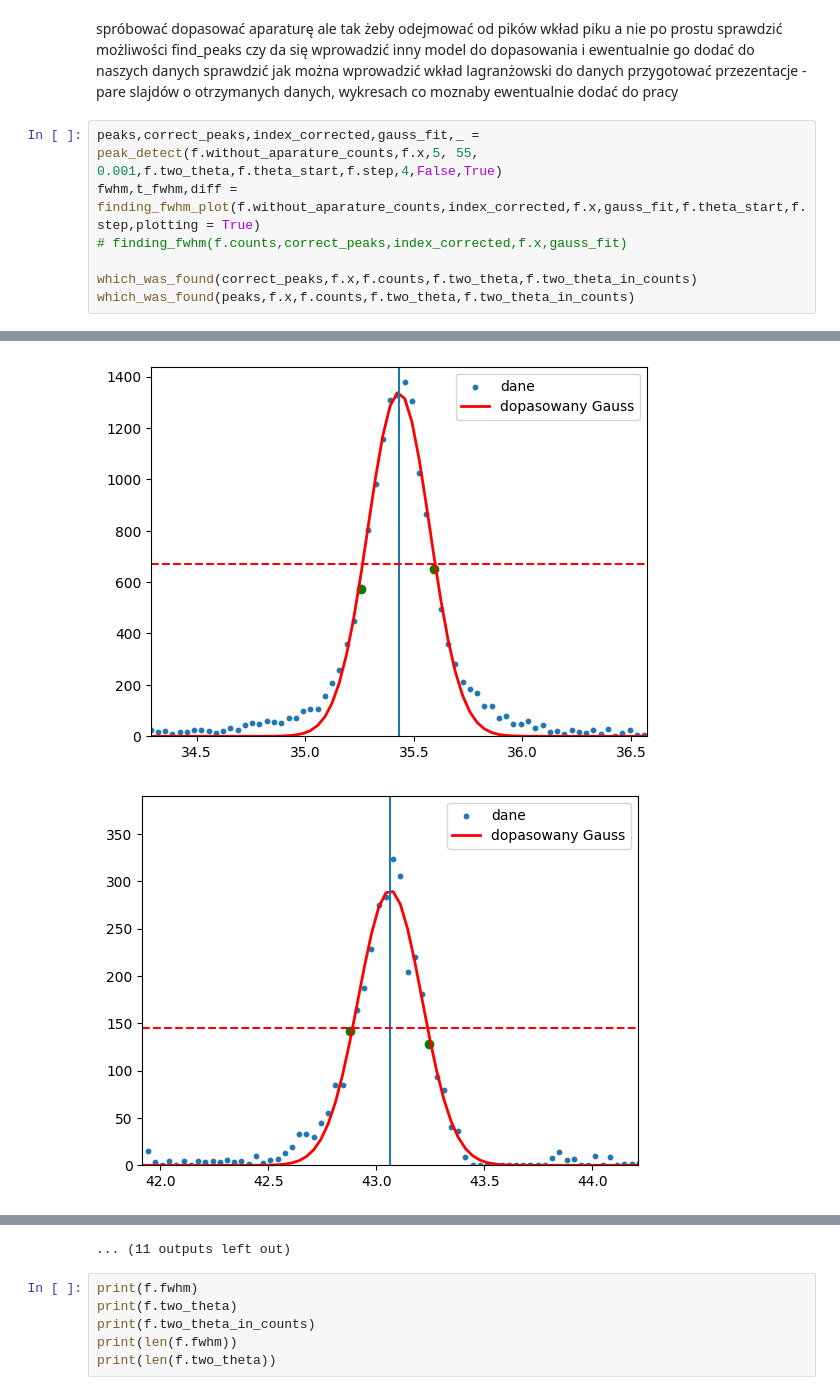
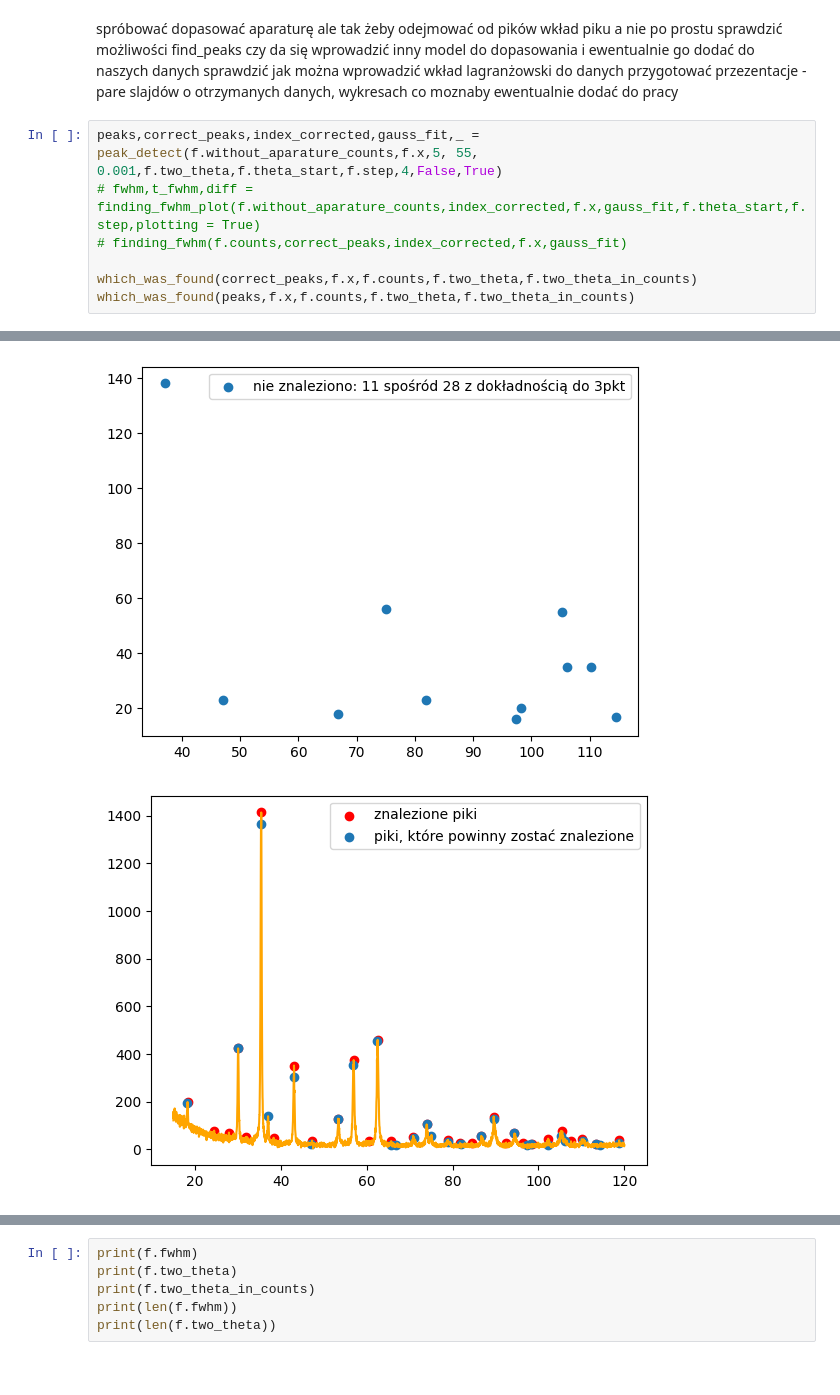
Before and after one commit to natkurdz/XRD-AI, a Jupyter notebook: testing_sample.ipynb, the cells around one changed output, grey strips where cells are left out. Cells and saved outputs as stored; diff of their text form.

```diff
--- a/testing_sample.ipynb
+++ b/testing_sample.ipynb
@@ -393,7 +394,7 @@ sprawdzić jak można wprowadzić wkład lagranżowski do danych
 przygotować przezentacje - pare slajdów o otrzymanych danych, wykresach co moznaby ewentualnie dodać do pracy
 # %%
 peaks,correct_peaks,index_corrected,gauss_fit,_ = peak_detect(f.without_aparature_counts,f.x,5, 55, 0.001,f.two_theta,f.theta_start,f.step,4,False,True)
-fwhm,t_fwhm,diff = finding_fwhm_plot(f.without_aparature_counts,index_corrected,f.x,gauss_fit,f.theta_start,f.step,plotting = True)
+# fwhm,t_fwhm,diff = finding_fwhm_plot(f.without_aparature_counts,index_corrected,f.x,gauss_fit,f.theta_start,f.step,plotting = True)
 # finding_fwhm(f.counts,correct_peaks,index_corrected,f.x,gauss_fit)
 
 which_was_found(correct_peaks,f.x,f.counts,f.two_theta,f.two_theta_in_counts)
@@ -404,2 +405,2 @@ which_was_found(peaks,f.x,f.counts,f.two_theta,f.two_theta_in_counts)
-[figure, old version]
+[figure, new version]
-[figure, old version]
+[figure, new version]
@@ -414,4 +409,3 @@ which_was_found(peaks,f.x,f.counts,f.two_theta,f.two_theta_in_counts)
-... (11 outputs left out)
 # %%
 print(f.fwhm)
 print(f.two_theta)
```
Also changed, not shown: parts of 11 cells of this notebook.
